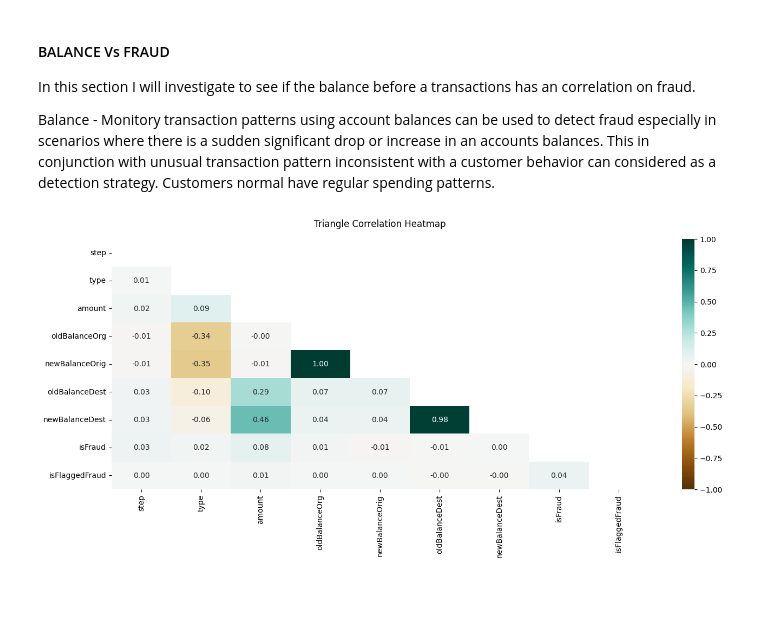
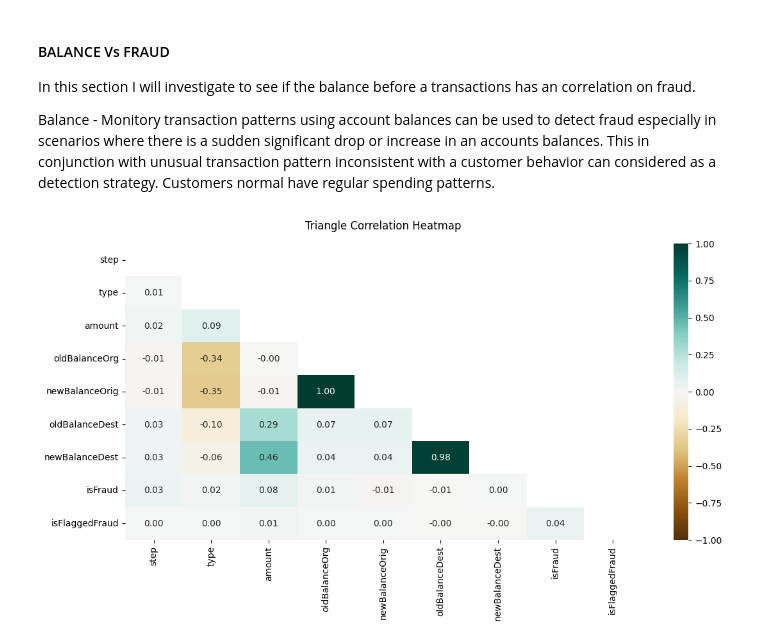
Before and after one commit to spectralcodex/momo-fincrime, a Jupyter notebook: fincrime.ipynb, the cells around one changed output. Cells and saved outputs as stored; diff of their text form; code cells hidden in the pictures; blank space fills up the shorter version.

```diff
--- a/fincrime.ipynb
+++ b/fincrime.ipynb
@@ -366,14 +367,14 @@ df['type'] = le.fit_transform(df.type)
 df_numeric = df.drop(columns=['nameOrig','nameDest'], axis=1)
 # %%
 # Plot correlation map
-plt.figure(figsize=(16, 6))
+plt.figure(figsize=(13, 6))
 
 # Mask to isolate upper triangle of matrix
 mask = np.triu(np.ones_like(df_numeric.corr(), dtype=np.bool))
 
 heatmap = sns.heatmap(df_numeric.corr(), vmin=-1, vmax=1, annot=True, fmt='.2f', cmap='BrBG', mask=mask)
 heatmap.set_title('Triangle Correlation Heatmap', fontdict={'fontsize':12}, pad=16);
 
 plt.show()
 # %% [output]
-[figure, old version]
+[figure, new version]
```
Also changed, not shown: parts of 6 cells of this notebook.
